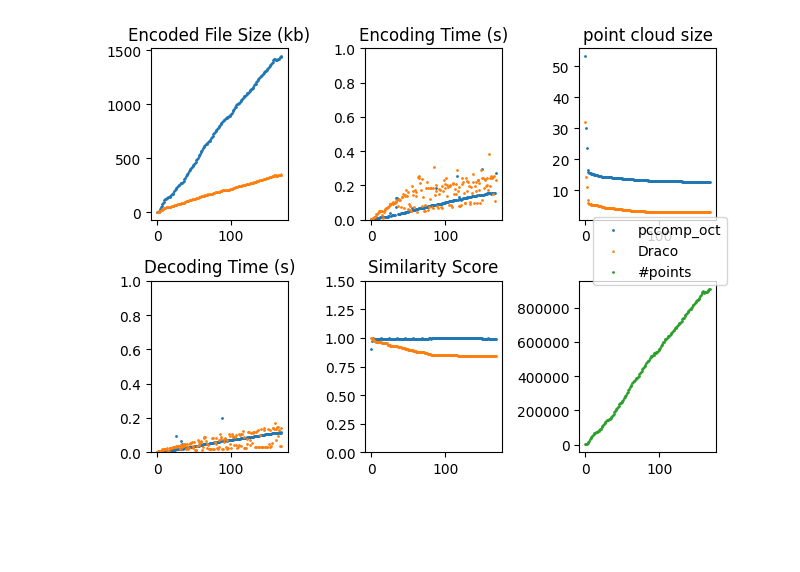
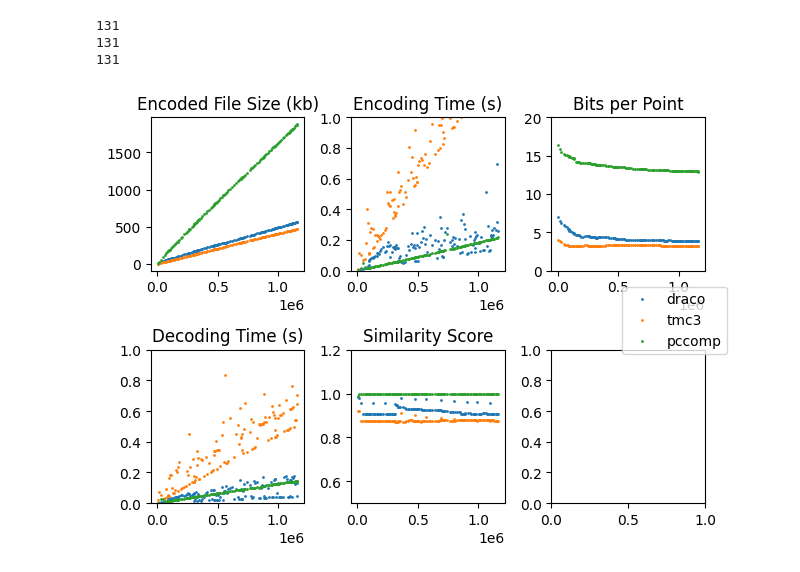
Before and after one commit to lupeterm/pc-compression, a Jupyter notebook: plot.ipynb, the cells around one changed output. Drawn from its saved outputs; the diff is of its cells as text; code cells hidden in the pictures; blank space fills up the shorter version.

```diff
--- a/plot.ipynb
+++ b/plot.ipynb
@@ -71,0 +6,3 @@ draco_similarity = metrics_draco["Symmetric Similarity"]
+# %%
+FIN_PATH = "/home/peter/Documents/uni/FIN-Dataset"
+scene = "conferenceRoom"
@@ -71,0 +24,2 @@ draco_similarity = metrics_draco["Symmetric Similarity"]
+# %%
+data = gather_dfs(scene)
@@ -71,0 +30,5 @@ draco_similarity = metrics_draco["Symmetric Similarity"]
+# %%
+files =  [file.split("-")[0][1:] for file in os.listdir(os.path.join(FIN_PATH, scene)) if os.path.isfile(os.path.join(FIN_PATH, scene, file)) and file.endswith(".ply")]
+num_clouds = max(map(int, files))+1
+x = np.arange(num_clouds)
+len(x)
@@ -72,28 +74,36 @@ draco_similarity = metrics_draco["Symmetric Similarity"]
 # %%
 fig, axs = plt.subplots(2,3)
-
-l1 = axs[0, 0].scatter(x, enc_size, s=1)
-l2 = axs[0, 0].scatter(x, draco_enc_size, s=1, marker='^')
-axs[0, 0].set_title("Encoded File Size (kb)")
-axs[0, 1].scatter(x, time_enc, s=1)
-axs[0, 1].scatter(x, draco_time_enc, s=1)
-axs[0, 1].set_title("Encoding Time (s)")
-axs[1, 0].scatter(x, time_dec, s=1)
-axs[1, 0].scatter(x, draco_time_dec, s=1)
-axs[1, 0].set_title("Decoding Time (s)")
-axs[1, 1].scatter(x, similarity, s=1)
-axs[1, 1].scatter(x, draco_similarity, s=1)
-axs[1, 1].set_title("Similarity Score")
-axs[0, 2].scatter(x, bpps, s=1)
-axs[0, 2].scatter(x, draco_bpps, s=1)
-axs[0, 2].set_title("Bits per Point")
-l3 = axs[1, 2].scatter(x, points, s=1, color="tab:green")
-axs[1, 2].set_title("point cloud size")
-axs[1, 1].set_ylim([0, 1.5])
-axs[0, 1].set_ylim([0, 1])
-axs[1, 0].set_ylim([0, 1])
-
-fig.legend([l1, l2, l3], ["pccomp_oct", "Draco", "#points"], loc="center right")
+ls = []
+algorithms = []
+for algorithm, df in data.items():
+    algorithms.append(algorithm)
+    bpps = df["bpp"]
+    enc_size = df["enc_file_size_bits"]/8000
+    print(len(enc_size))
+    time_enc = df["time_enc_ns"]/10**9
+    time_dec = df["time_dec_ns"]/10**9
+    points = df["num_points"]
+    similarity = df["Symmetric Similarity"]
+    l = axs[0, 0].scatter(points, enc_size, s=1)
+    ls.append(l)
+    axs[0, 0].set_title("Encoded File Size (kb)")
+    axs[0, 1].scatter(points, time_enc, s=1)
+    axs[0, 1].set_title("Encoding Time (s)")
+    axs[1, 0].scatter(points, time_dec, s=1)
+    axs[1, 0].set_title("Decoding Time (s)")
+    axs[1, 1].scatter(points, similarity, s=1)
+    axs[1, 1].set_title("Similarity Score")
+    axs[0, 2].scatter(points, bpps, s=1)
+    axs[0, 2].set_title("Bits per Point")
+    axs[1, 1].set_ylim([0.5, 1.2])
+    axs[0, 2].set_ylim([0, 20])
+    axs[0, 1].set_ylim([0, 1])
+    axs[1, 0].set_ylim([0, 1])
+fig.legend(ls, algorithms, loc="center right")
 fig.tight_layout()
+plt.show()
 # %% [output]
+131
+131
+131
-[figure, old version]
+[figure, new version]
```
Also changed, not shown: parts of 11 cells of this notebook, 4 other files.
